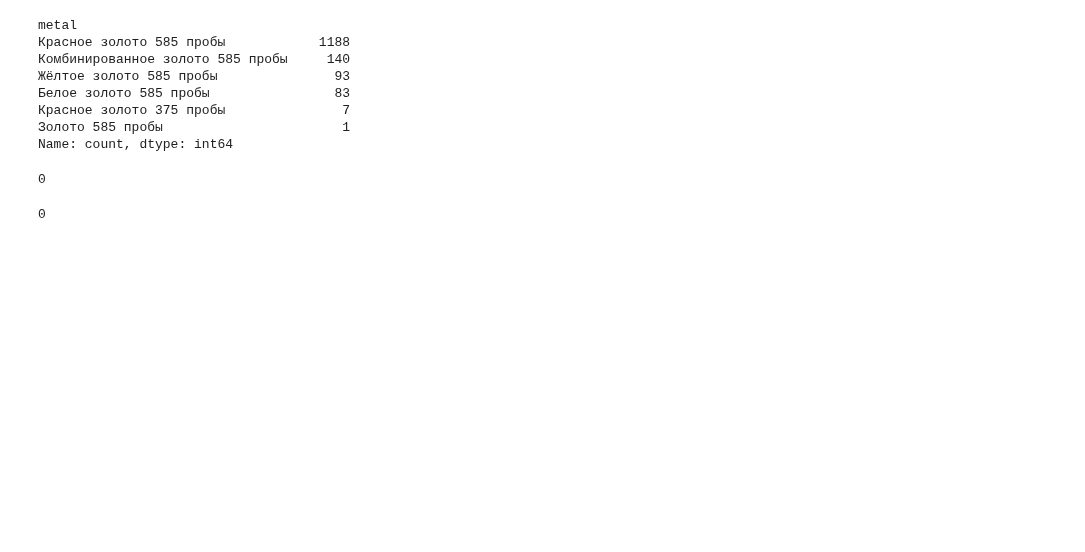
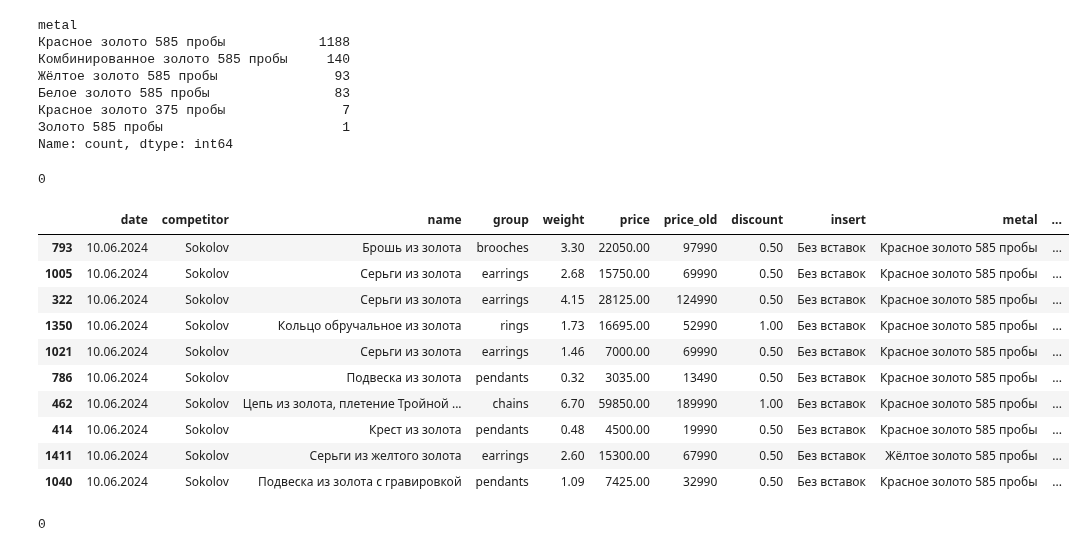
Before and after one commit to sergey-trenkin/notebooks, a Jupyter notebook: eda_every_days.ipynb, the cells around one changed output. Drawn from its saved outputs; the diff is of its cells as text; code cells hidden in the pictures; blank space fills up the shorter version.

```diff
--- a/eda_every_days.ipynb
+++ b/eda_every_days.ipynb
@@ -117,6 +117,20 @@ df_sokolov['price'] = np.where(
 # если "price_old" равен нулю, значит этот товар является товаром из списка ШОК-цен, на них не распространяются бонусные баллы
 # в противном случае мы можем списать до 30% от стоимости товара бонусными баллами
 # мы считаем, что пользователь может использовать программу лояльности по-максимуму
+# %%
+df_sokolov.sample(10)
+# %% [output]
+|  | date | competitor | name | group | weight | price | price_old | discount | insert | metal | ... |
+| 793 | 10.06.2024 | Sokolov | Брошь из золота | brooches | 3.30 | 22050.00 | 97990 | 0.50 | Без вставок | Красное золото 585 пробы | ... |
+| 1005 | 10.06.2024 | Sokolov | Серьги из золота | earrings | 2.68 | 15750.00 | 69990 | 0.50 | Без вставок | Красное золото 585 пробы | ... |
+| 322 | 10.06.2024 | Sokolov | Серьги из золота | earrings | 4.15 | 28125.00 | 124990 | 0.50 | Без вставок | Красное золото 585 пробы | ... |
+| 1350 | 10.06.2024 | Sokolov | Кольцо обручальное из золота | rings | 1.73 | 16695.00 | 52990 | 1.00 | Без вставок | Красное золото 585 пробы | ... |
+| 1021 | 10.06.2024 | Sokolov | Серьги из золота | earrings | 1.46 | 7000.00 | 69990 | 0.50 | Без вставок | Красное золото 585 пробы | ... |
+| 786 | 10.06.2024 | Sokolov | Подвеска из золота | pendants | 0.32 | 3035.00 | 13490 | 0.50 | Без вставок | Красное золото 585 пробы | ... |
+| 462 | 10.06.2024 | Sokolov | Цепь из золота, плетение Тройной ... | chains | 6.70 | 59850.00 | 189990 | 1.00 | Без вставок | Красное золото 585 пробы | ... |
+| 414 | 10.06.2024 | Sokolov | Крест из золота | pendants | 0.48 | 4500.00 | 19990 | 0.50 | Без вставок | Красное золото 585 пробы | ... |
+| 1411 | 10.06.2024 | Sokolov | Серьги из желтого золота | earrings | 2.60 | 15300.00 | 67990 | 0.50 | Без вставок | Жёлтое золото 585 пробы | ... |
+| 1040 | 10.06.2024 | Sokolov | Подвеска из золота с гравировкой | pendants | 1.09 | 7425.00 | 32990 | 0.50 | Без вставок | Красное золото 585 пробы | ... |
 # %%
 no_discount = 0
 df_sokolov['discount_flag'] = np.nan
```
Also changed, not shown: parts of 20 cells of this notebook.
